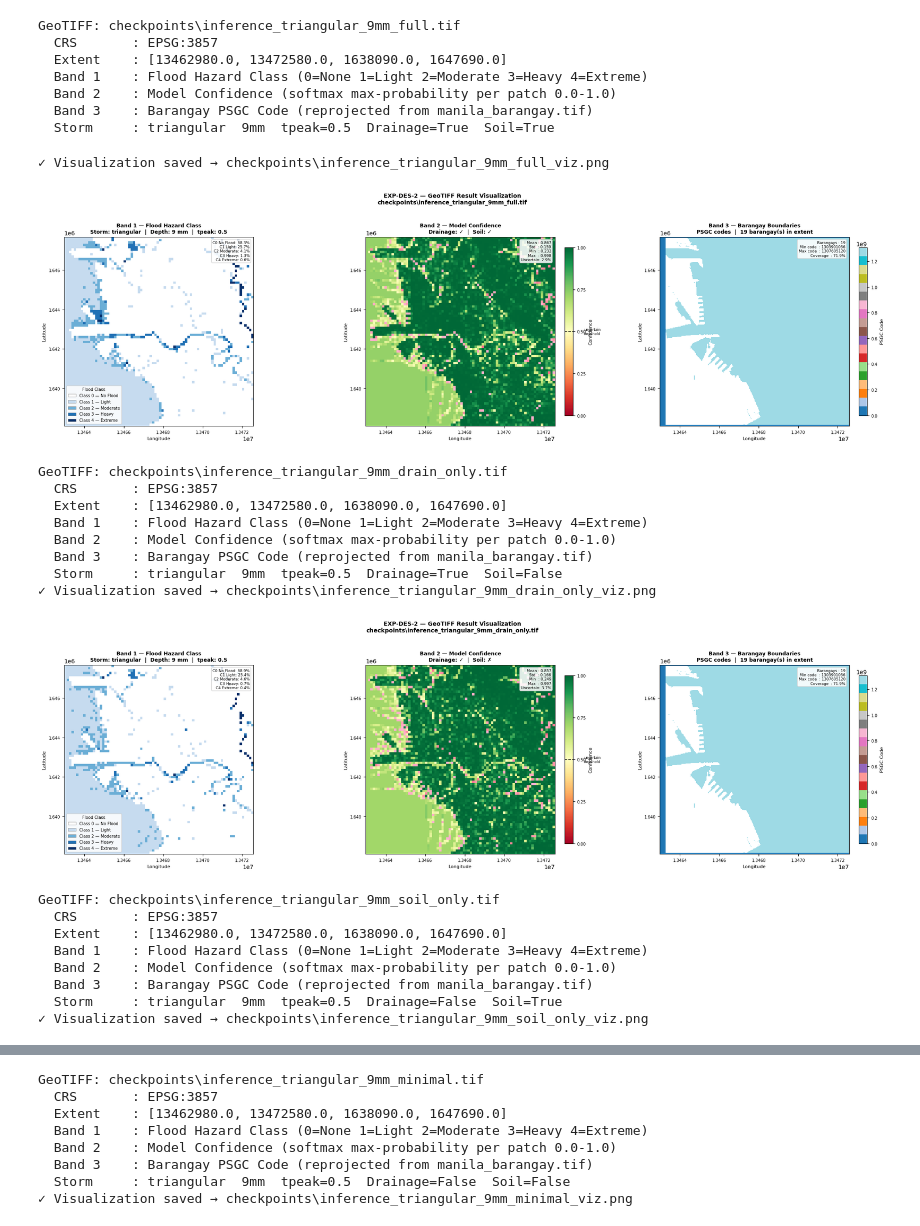
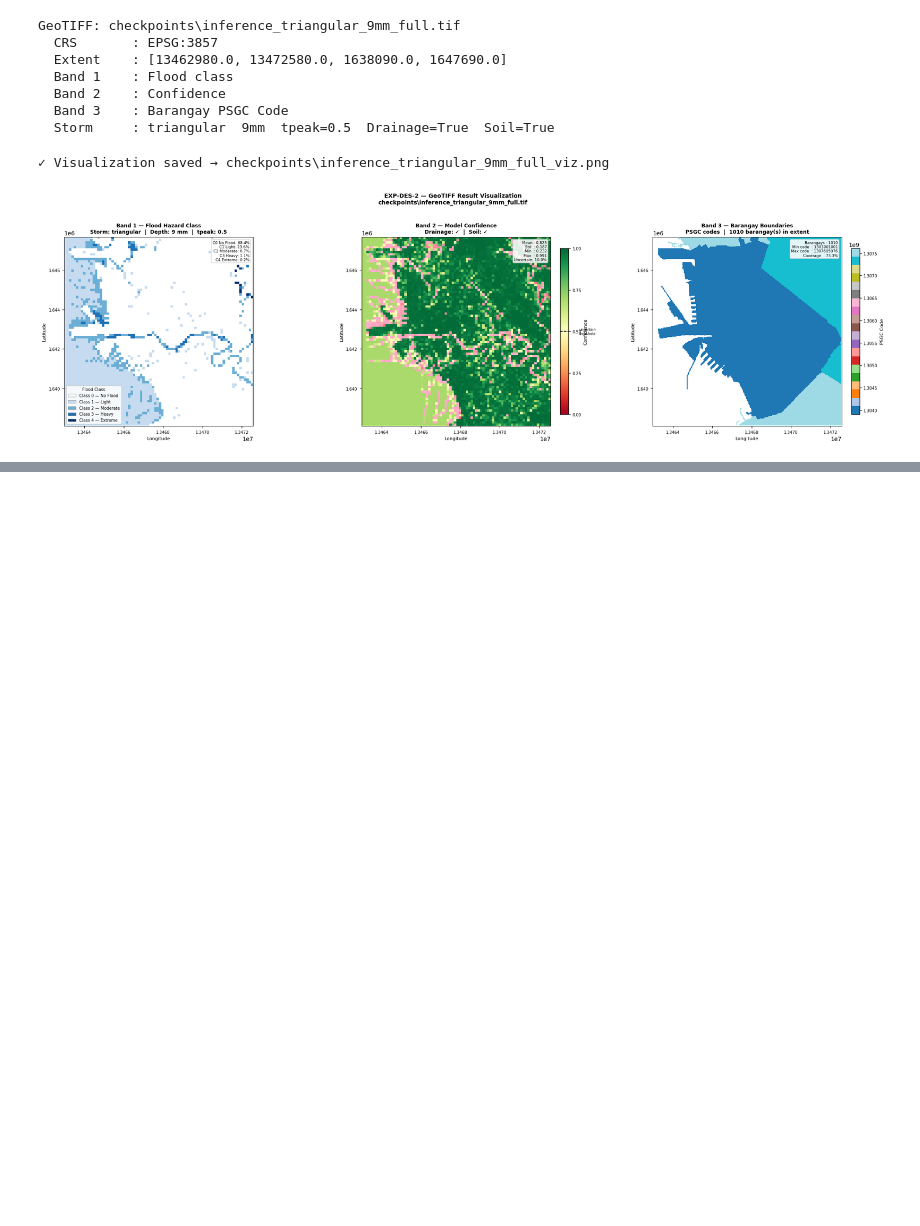
Before and after one commit to daluyanprojects/th3-experiments, a Jupyter notebook: inference.ipynb, the cells around one changed output, grey strips where cells are left out. Drawn from its saved outputs; the diff is of its cells as text; code cells hidden in the pictures; blank space fills up the shorter version.

Commit message:
fix band-3 using geojson

```diff
--- a/inference.ipynb
+++ b/inference.ipynb
@@ -368,0 +390,5 @@ def add_warning_banner(ax, warnings):
+# %%
+_GEOJSON_PATH  = 'manila_barangay_geojson.geojson'
+_H, _W         = 320, 320
+
+_barangay_band = _load_barangay_band_from_geojson(_GEOJSON_PATH, dem_transform, dem_crs, _H, _W)
@@ -610,7 +637,4 @@ for sc in STORM_CONFIGS:
 # %%
-dem_crs       = rasterio.crs.CRS.from_epsg(3857)
-dem_transform = rasterio.transform.Affine(30.0, 0.0, 13462980.0, 0.0, -30.0, 1647690.0)
-
 # ── Save all 16 results (4 storm types × 4 ablation configs) ─────────────────
 ablation_slugs = {
     'Full (Drainage + Soil)' : 'full',
@@ -627,11 +651,11 @@ for sc in STORM_CONFIGS:
         filename = f'inference_{slug}_{ab_slug}.tif'
 
         save_result_as_tif(
-            result       = result,
-            save_path    = str(cfg.train.output_dir / filename),
-            transform    = dem_transform,
-            crs          = dem_crs,
-            barangay_tif = 'manila_barangay.tif',  # Band 3: barangay PSGC codes
+            result        = result,
+            save_path     = str(cfg.train.output_dir / filename),
+            transform     = dem_transform,
+            crs           = dem_crs,
+            barangay_band = _barangay_band,
         )
 
 print('\n✓ All 16 GeoTIFFs saved')
@@ -662,42 +686,27 @@ for sc in STORM_CONFIGS:
     inference_back_loaded_35mm_soil_only.tif  ←  Back-loaded | 35mm | Soil only
     inference_back_loaded_35mm_minimal.tif  ←  Back-loaded | 35mm | Neither (minimal)
 # %%
-# ── Visualize all 16 saved TIFFs ─────────────────────────────────────────────
+# ── Visualize only ONE saved TIFF ────────────────────────────────────────────
 for sc in STORM_CONFIGS:
     slug = save_slugs[sc['storm_label']]
     for ab in ABLATION_CONFIGS:
         ab_slug  = ablation_slugs[ab['label']]
         tif_name = f'inference_{slug}_{ab_slug}.tif'
         viz_name = f'inference_{slug}_{ab_slug}_viz.png'
 
         visualize_result_tif(
             tif_path  = str(cfg.train.output_dir / tif_name),
             save_path = str(cfg.train.output_dir / viz_name),
         )
+        break   # stop after first ablation
+    break       # stop after first storm
 # %% [output]
 GeoTIFF: checkpoints\inference_triangular_9mm_full.tif
   CRS       : EPSG:3857
   Extent    : [13462980.0, 13472580.0, 1638090.0, 1647690.0]
-  Band 1    : Flood Hazard Class (0=None 1=Light 2=Moderate 3=Heavy 4=Extreme)
-  Band 2    : Model Confidence (softmax max-probability per patch 0.0-1.0)
-  Band 3    : Barangay PSGC Code (reprojected from manila_barangay.tif)
+  Band 1    : Flood class
+  Band 2    : Confidence
+  Band 3    : Barangay PSGC Code
   Storm     : triangular  9mm  tpeak=0.5  Drainage=True  Soil=True
 ✓ Visualization saved → checkpoints\inference_triangular_9mm_full_viz.png
-[figure, old version]
+[figure, new version]
-GeoTIFF: checkpoints\inference_triangular_9mm_drain_only.tif
-  CRS       : EPSG:3857
-  Extent    : [13462980.0, 13472580.0, 1638090.0, 1647690.0]
-  Band 1    : Flood Hazard Class (0=None 1=Light 2=Moderate 3=Heavy 4=Extreme)
-  Band 2    : Model Confidence (softmax max-probability per patch 0.0-1.0)
-  Band 3    : Barangay PSGC Code (reprojected from manila_barangay.tif)
-  Storm     : triangular  9mm  tpeak=0.5  Drainage=True  Soil=False
-✓ Visualization saved → checkpoints\inference_triangular_9mm_drain_only_viz.png
-[figure, removed]
-GeoTIFF: checkpoints\inference_triangular_9mm_soil_only.tif
-  CRS       : EPSG:3857
-  Extent    : [13462980.0, 13472580.0, 1638090.0, 1647690.0]
-  Band 1    : Flood Hazard Class (0=None 1=Light 2=Moderate 3=Heavy 4=Extreme)
-  Band 2    : Model Confidence (softmax max-probability per patch 0.0-1.0)
-  Band 3    : Barangay PSGC Code (reprojected from manila_barangay.tif)
-  Storm     : triangular  9mm  tpeak=0.5  Drainage=False  Soil=True
-✓ Visualization saved → checkpoints\inference_triangular_9mm_soil_only_viz.png
@@ -705,8 +712,0 @@ GeoTIFF: checkpoints\inference_triangular_9mm_soil_only.tif
-GeoTIFF: checkpoints\inference_triangular_9mm_minimal.tif
-  CRS       : EPSG:3857
-  Extent    : [13462980.0, 13472580.0, 1638090.0, 1647690.0]
-  Band 1    : Flood Hazard Class (0=None 1=Light 2=Moderate 3=Heavy 4=Extreme)
-  Band 2    : Model Confidence (softmax max-probability per patch 0.0-1.0)
-  Band 3    : Barangay PSGC Code (reprojected from manila_barangay.tif)
-  Storm     : triangular  9mm  tpeak=0.5  Drainage=False  Soil=False
-✓ Visualization saved → checkpoints\inference_triangular_9mm_minimal_viz.png
```
Also changed, not shown: parts of 6 cells of this notebook, 46 other files.
